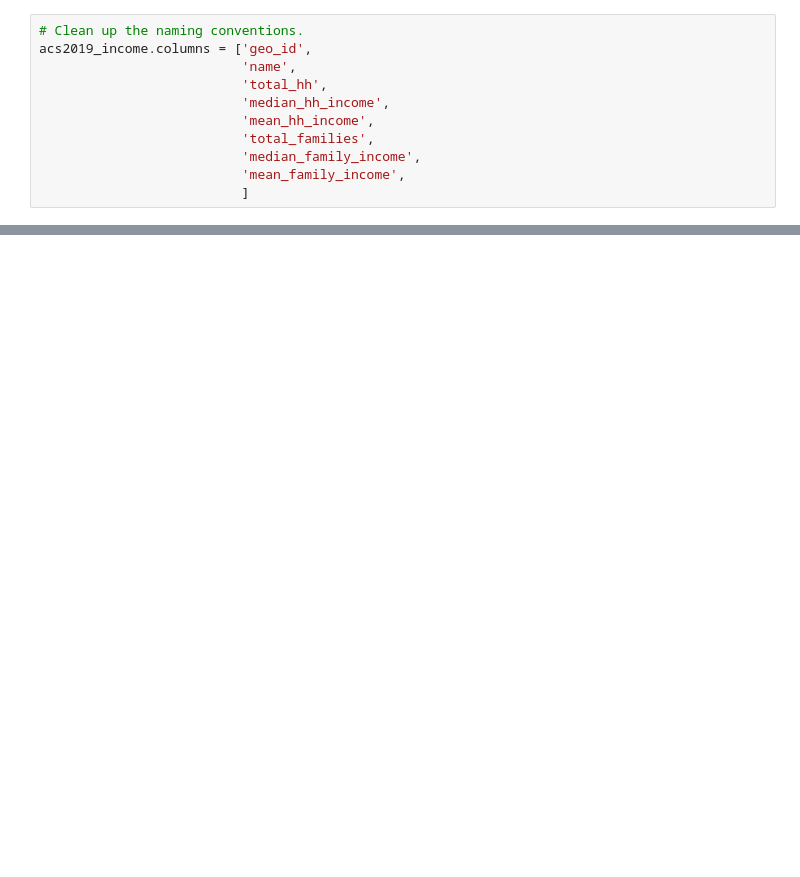
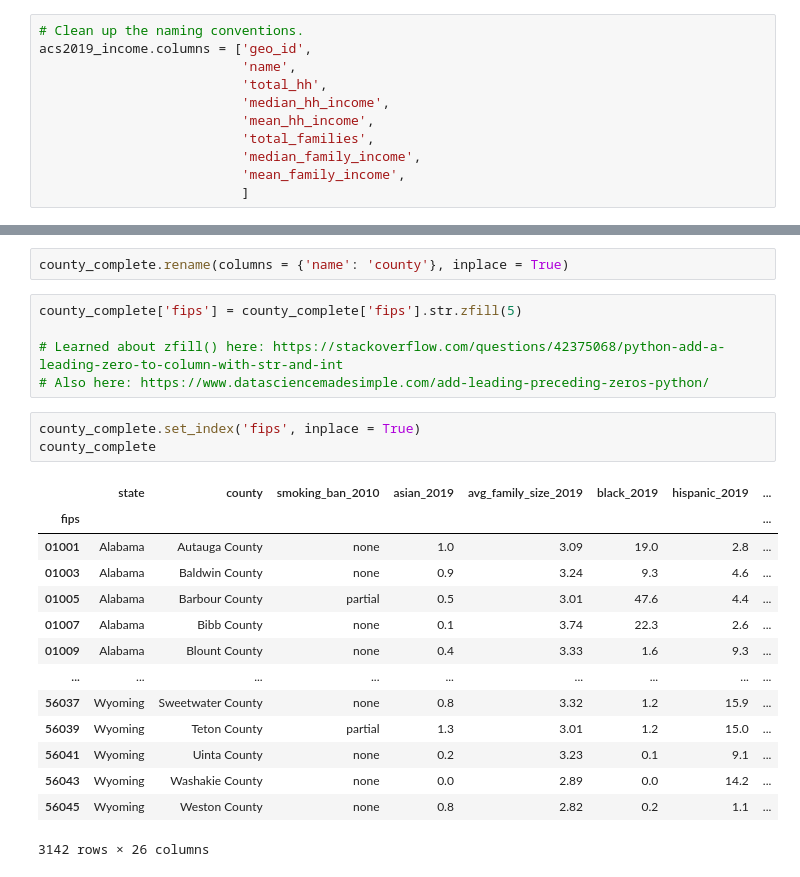
Before and after one commit to calculaterceec/Proj4Team2, a Jupyter notebook: code/CensusData.ipynb, the cells around one changed output, grey strips where cells are left out. Cells and saved outputs as stored; diff of their text form; blank space fills up the shorter version.

```diff
--- a/code/CensusData.ipynb
+++ b/code/CensusData.ipynb
@@ -260,0 +357,25 @@ county_class
+# %%
+county_complete.rename(columns = {'name': 'county'}, inplace = True)
+# %%
+county_complete['fips'] = county_complete['fips'].str.zfill(5)
+
+# Learned about zfill() here: https://stackoverflow.com/questions/42375068/python-add-a-leading-zero-to-column-with-str-and-int
+# Also here: https://www.datasciencemadesimple.com/add-leading-preceding-zeros-python/
+# %%
+county_complete.set_index('fips', inplace = True)
+county_complete
+# %% [output]
+|  | state | county | smoking_ban_2010 | asian_2019 | avg_family_size_2019 | black_2019 | hispanic_2019 | ... |
+| fips |  |  |  |  |  |  |  | ... |
+| 01001 | Alabama | Autauga County | none | 1.0 | 3.09 | 19.0 | 2.8 | ... |
+| 01003 | Alabama | Baldwin County | none | 0.9 | 3.24 | 9.3 | 4.6 | ... |
+| 01005 | Alabama | Barbour County | partial | 0.5 | 3.01 | 47.6 | 4.4 | ... |
+| 01007 | Alabama | Bibb County | none | 0.1 | 3.74 | 22.3 | 2.6 | ... |
+| 01009 | Alabama | Blount County | none | 0.4 | 3.33 | 1.6 | 9.3 | ... |
+| ... | ... | ... | ... | ... | ... | ... | ... | ... |
+| 56037 | Wyoming | Sweetwater County | none | 0.8 | 3.32 | 1.2 | 15.9 | ... |
+| 56039 | Wyoming | Teton County | partial | 1.3 | 3.01 | 1.2 | 15.0 | ... |
+| 56041 | Wyoming | Uinta County | none | 0.2 | 3.23 | 0.1 | 9.1 | ... |
+| 56043 | Wyoming | Washakie County | none | 0.0 | 2.89 | 0.0 | 14.2 | ... |
+| 56045 | Wyoming | Weston County | none | 0.8 | 2.82 | 0.2 | 1.1 | ... |
+3142 rows × 26 columns
```
Also changed, not shown: parts of 63 cells of this notebook, 4 other files.
